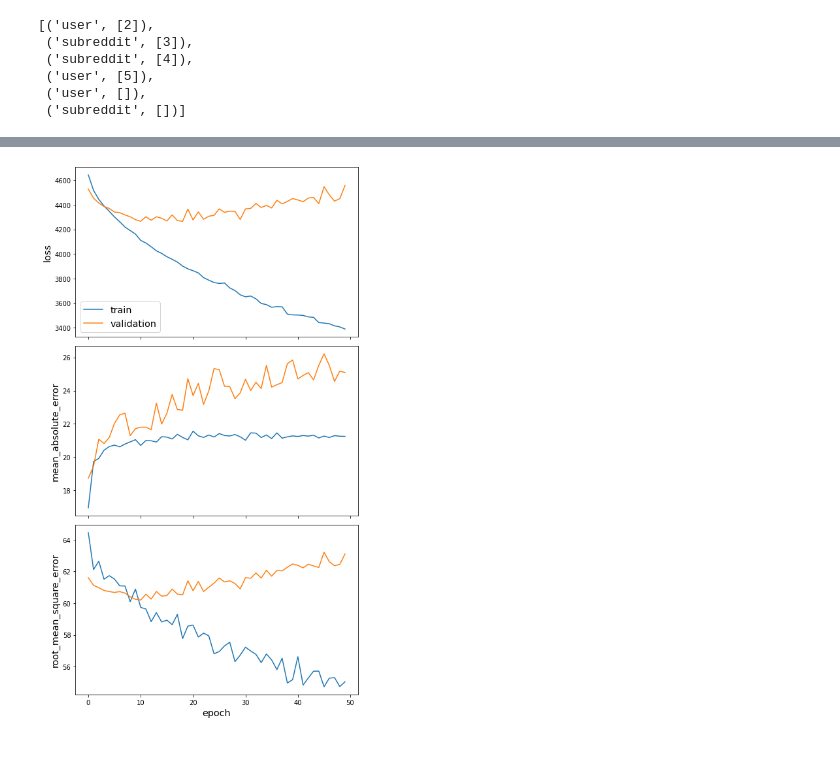
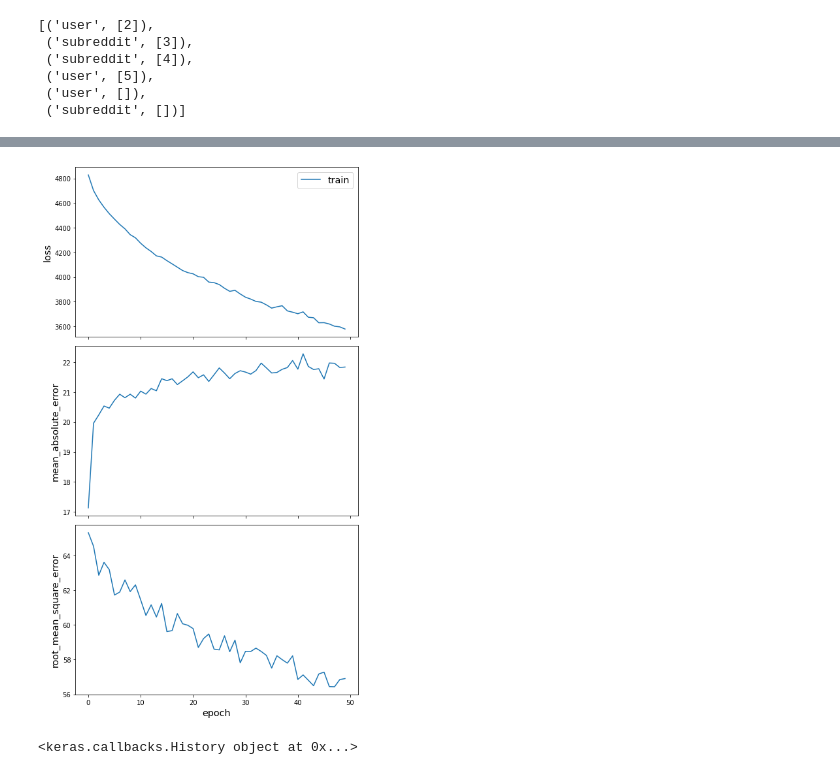
Before and after one commit to yl-miao/Reddit-Recommendation-System, a Jupyter notebook: sg.ipynb, the cells around one changed output, grey strips where cells are left out. Cells and saved outputs as stored; diff of their text form; code cells hidden in the pictures.

```diff
--- a/sg.ipynb
+++ b/sg.ipynb
@@ -344,7 +344,6 @@ Untrained model's Test Evaluation:
 # %%
 history = model.fit(
     train_gen,
-    validation_data=test_gen,
     epochs=epochs,
     verbose=1,
     shuffle=False,
@@ -374,4 +373,8 @@ Epoch 50/50
-[figure, old version]
+[figure, new version]
+# %%
+print(history)
+# %% [output]
+<keras.callbacks.History object at 0x...>
 # %%
 test_metrics = model.evaluate(
     test_gen, use_multiprocessing=False, workers=num_workers, verbose=1
```
Also changed, not shown: parts of 7 cells of this notebook.
